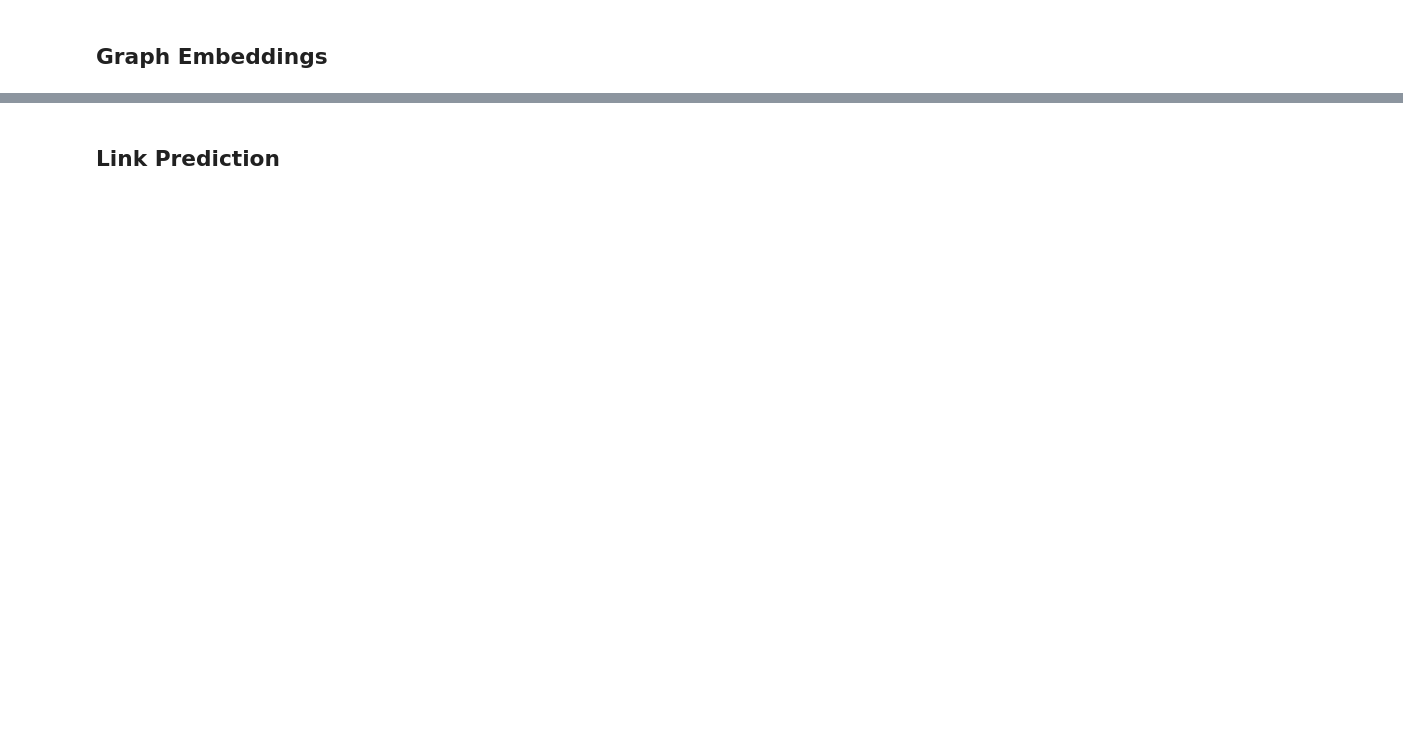
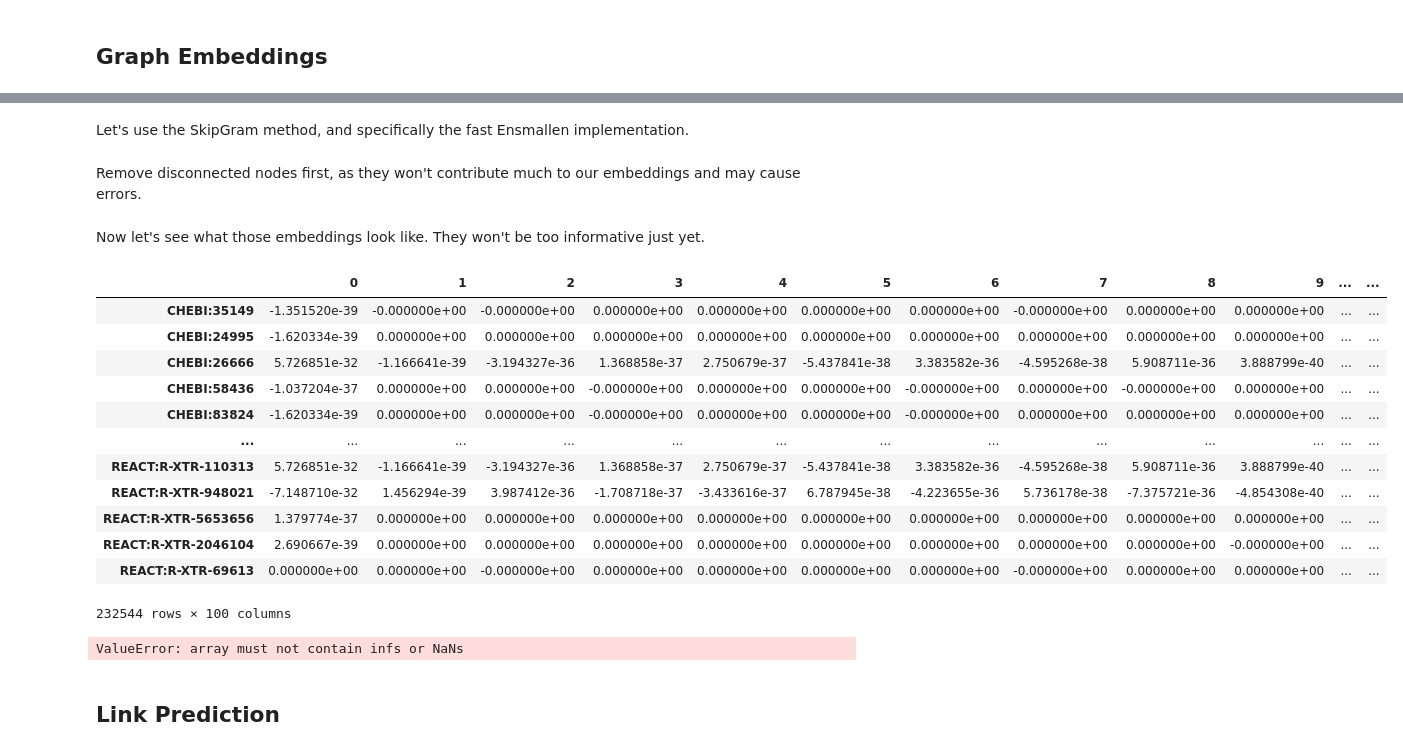
Before and after one commit to Knowledge-Graph-Hub/kg-example, a Jupyter notebook: tutorials/Advanced Knowledge Graph Assembly.ipynb, the cells around one changed output, grey strips where cells are left out. Saved outputs shown, nothing was run; the diff lists cells and outputs as text; code cells hidden in the pictures; blank space fills up the shorter version.

```diff
--- a/tutorials/Advanced Knowledge Graph Assembly.ipynb
+++ b/tutorials/Advanced Knowledge Graph Assembly.ipynb
@@ -222,0 +201,14 @@ ImportError: cannot import name 'Graph' from 'grape' (/home/harry/.local/lib/pyt
+# %%
+g = Graph.from_csv(
+  directed=False, # This graph is, in fact, directed, but we'll treat it as undirected.
+  node_path='merged-kg_nodes.tsv',
+  edge_path='merged-kg_edges.tsv',
+  verbose=True,
+  nodes_column='id',
+  node_list_node_types_column='category',
+  default_node_type='biolink:NamedThing',
+  sources_column='subject',
+  destinations_column='object',
+  edge_list_edge_types_column='predicate'
+)
+g
@@ -224,0 +259,2 @@ ImportError: cannot import name 'Graph' from 'grape' (/home/harry/.local/lib/pyt
+# %% [markdown]
+Let's use the SkipGram method, and specifically the fast Ensmallen implementation.
@@ -224,0 +263,25 @@ ImportError: cannot import name 'Graph' from 'grape' (/home/harry/.local/lib/pyt
+# %% [markdown]
+Remove disconnected nodes first, as they won't contribute much to our embeddings and may cause errors.
+# %%
+g = g.remove_disconnected_nodes()
+# %%
+model = TransEEnsmallen()
+embedding = model.fit_transform(g)
+# %% [markdown]
+Now let's see what those embeddings look like. They won't be too informative just yet.
+# %%
+embedding.get_node_embedding_from_index(0)
+# %% [output]
+|  | 0 | 1 | 2 | 3 | 4 | 5 | 6 | 7 | 8 | 9 | ... | ... |
+| CHEBI:35149 | -1.351520e-39 | -0.000000e+00 | -0.000000e+00 | 0.000000e+00 | 0.000000e+00 | 0.000000e+00 | 0.000000e+00 | -0.000000e+00 | 0.000000e+00 | 0.000000e+00 | ... | ... |
+| CHEBI:24995 | -1.620334e-39 | 0.000000e+00 | 0.000000e+00 | 0.000000e+00 | 0.000000e+00 | 0.000000e+00 | 0.000000e+00 | 0.000000e+00 | 0.000000e+00 | 0.000000e+00 | ... | ... |
+| CHEBI:26666 | 5.726851e-32 | -1.166641e-39 | -3.194327e-36 | 1.368858e-37 | 2.750679e-37 | -5.437841e-38 | 3.383582e-36 | -4.595268e-38 | 5.908711e-36 | 3.888799e-40 | ... | ... |
+| CHEBI:58436 | -1.037204e-37 | 0.000000e+00 | 0.000000e+00 | -0.000000e+00 | 0.000000e+00 | 0.000000e+00 | -0.000000e+00 | 0.000000e+00 | -0.000000e+00 | 0.000000e+00 | ... | ... |
+| CHEBI:83824 | -1.620334e-39 | 0.000000e+00 | 0.000000e+00 | -0.000000e+00 | 0.000000e+00 | 0.000000e+00 | -0.000000e+00 | 0.000000e+00 | 0.000000e+00 | 0.000000e+00 | ... | ... |
+| ... | ... | ... | ... | ... | ... | ... | ... | ... | ... | ... | ... | ... |
+| REACT:R-XTR-110313 | 5.726851e-32 | -1.166641e-39 | -3.194327e-36 | 1.368858e-37 | 2.750679e-37 | -5.437841e-38 | 3.383582e-36 | -4.595268e-38 | 5.908711e-36 | 3.888799e-40 | ... | ... |
+| REACT:R-XTR-948021 | -7.148710e-32 | 1.456294e-39 | 3.987412e-36 | -1.708718e-37 | -3.433616e-37 | 6.787945e-38 | -4.223655e-36 | 5.736178e-38 | -7.375721e-36 | -4.854308e-40 | ... | ... |
+| REACT:R-XTR-5653656 | 1.379774e-37 | 0.000000e+00 | 0.000000e+00 | 0.000000e+00 | 0.000000e+00 | 0.000000e+00 | 0.000000e+00 | 0.000000e+00 | 0.000000e+00 | 0.000000e+00 | ... | ... |
+| REACT:R-XTR-2046104 | 2.690667e-39 | 0.000000e+00 | 0.000000e+00 | 0.000000e+00 | 0.000000e+00 | 0.000000e+00 | 0.000000e+00 | 0.000000e+00 | 0.000000e+00 | -0.000000e+00 | ... | ... |
+| REACT:R-XTR-69613 | 0.000000e+00 | 0.000000e+00 | -0.000000e+00 | 0.000000e+00 | 0.000000e+00 | 0.000000e+00 | 0.000000e+00 | -0.000000e+00 | 0.000000e+00 | 0.000000e+00 | ... | ... |
+232544 rows × 100 columns
@@ -225,2 +291,6 @@ ImportError: cannot import name 'Graph' from 'grape' (/home/harry/.local/lib/pyt
+# %%
+visualizer.fit_and_plot_all(embedding)
+# %% [output]
+ValueError: array must not contain infs or NaNs
 # %% [markdown]
 ## Link Prediction
```
Also changed, not shown: parts of 22 cells of this notebook.
